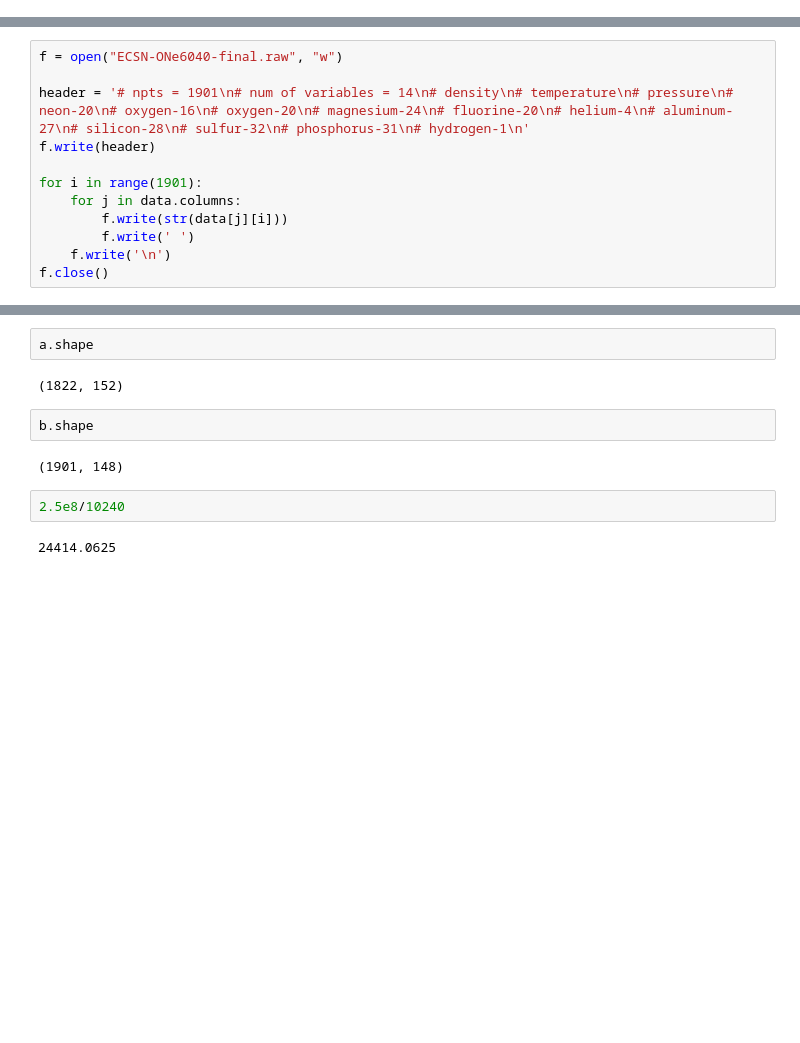
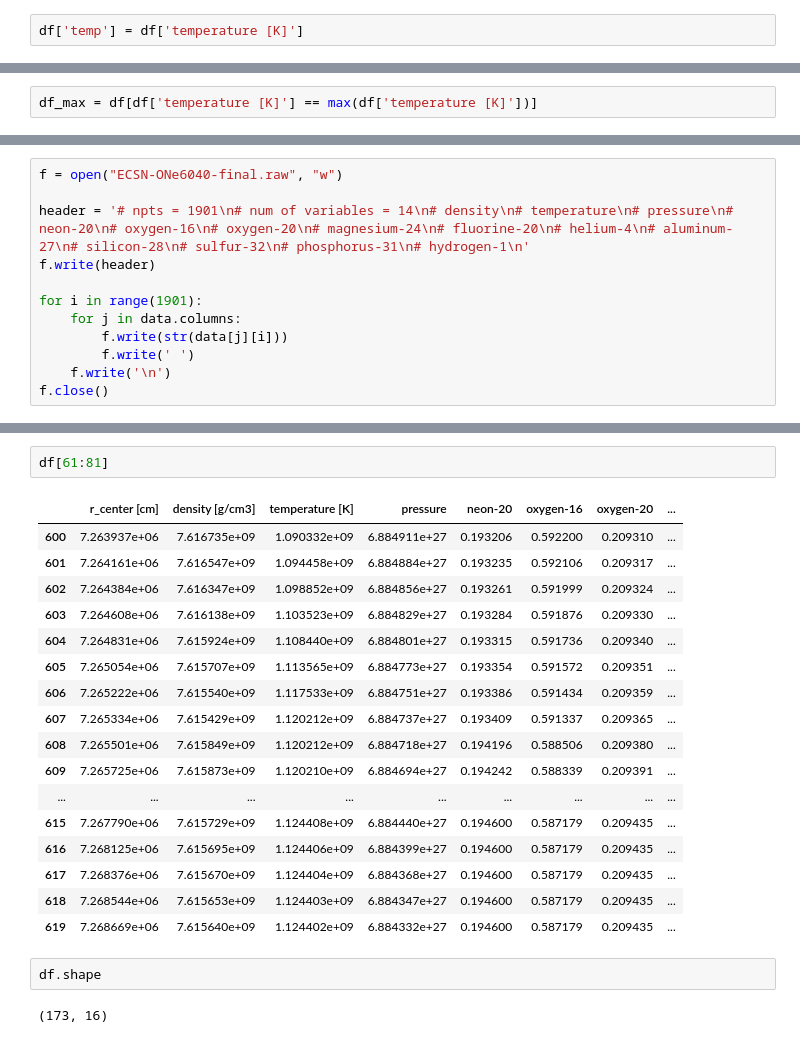
Before and after one commit to XinlongSBU/xinlong_file, a Jupyter notebook: initial-model_prepare/generate_initial-model_raw.ipynb, the cells around one changed output, grey strips where cells are left out. Drawn from its saved outputs; the diff is of its cells as text; blank space fills up the shorter version.

```diff
--- a/initial-model_prepare/generate_initial-model_raw.ipynb
+++ b/initial-model_prepare/generate_initial-model_raw.ipynb
@@ -50,0 +53,2 @@ data.shape
+# %%
+df['temp'] = df['temperature [K]']
@@ -50,0 +61,2 @@ data.shape
+# %%
+df_max = df[df['temperature [K]'] == max(df['temperature [K]'])]
@@ -84,12 +170,24 @@ a
+# %%
+df[61:81]
+# %% [output]
+|  | r_center [cm] | density [g/cm3] | temperature [K] | pressure | neon-20 | oxygen-16 | oxygen-20 | ... |
+| 600 | 7.263937e+06 | 7.616735e+09 | 1.090332e+09 | 6.884911e+27 | 0.193206 | 0.592200 | 0.209310 | ... |
+| 601 | 7.264161e+06 | 7.616547e+09 | 1.094458e+09 | 6.884884e+27 | 0.193235 | 0.592106 | 0.209317 | ... |
+| 602 | 7.264384e+06 | 7.616347e+09 | 1.098852e+09 | 6.884856e+27 | 0.193261 | 0.591999 | 0.209324 | ... |
+| 603 | 7.264608e+06 | 7.616138e+09 | 1.103523e+09 | 6.884829e+27 | 0.193284 | 0.591876 | 0.209330 | ... |
+| 604 | 7.264831e+06 | 7.615924e+09 | 1.108440e+09 | 6.884801e+27 | 0.193315 | 0.591736 | 0.209340 | ... |
+| 605 | 7.265054e+06 | 7.615707e+09 | 1.113565e+09 | 6.884773e+27 | 0.193354 | 0.591572 | 0.209351 | ... |
+| 606 | 7.265222e+06 | 7.615540e+09 | 1.117533e+09 | 6.884751e+27 | 0.193386 | 0.591434 | 0.209359 | ... |
+| 607 | 7.265334e+06 | 7.615429e+09 | 1.120212e+09 | 6.884737e+27 | 0.193409 | 0.591337 | 0.209365 | ... |
+| 608 | 7.265501e+06 | 7.615849e+09 | 1.120212e+09 | 6.884718e+27 | 0.194196 | 0.588506 | 0.209380 | ... |
+| 609 | 7.265725e+06 | 7.615873e+09 | 1.120210e+09 | 6.884694e+27 | 0.194242 | 0.588339 | 0.209391 | ... |
+| ... | ... | ... | ... | ... | ... | ... | ... | ... |
+| 615 | 7.267790e+06 | 7.615729e+09 | 1.124408e+09 | 6.884440e+27 | 0.194600 | 0.587179 | 0.209435 | ... |
+| 616 | 7.268125e+06 | 7.615695e+09 | 1.124406e+09 | 6.884399e+27 | 0.194600 | 0.587179 | 0.209435 | ... |
+| 617 | 7.268376e+06 | 7.615670e+09 | 1.124404e+09 | 6.884368e+27 | 0.194600 | 0.587179 | 0.209435 | ... |
+| 618 | 7.268544e+06 | 7.615653e+09 | 1.124403e+09 | 6.884347e+27 | 0.194600 | 0.587179 | 0.209435 | ... |
+| 619 | 7.268669e+06 | 7.615640e+09 | 1.124402e+09 | 6.884332e+27 | 0.194600 | 0.587179 | 0.209435 | ... |
 # %%
-a.shape
+df.shape
 # %% [output]
-(1822, 152)
+(173, 16)
-# %%
-b.shape
-# %% [output]
-(1901, 148)
-# %%
-2.5e8/10240
-# %% [output]
-24414.0625
```
Also changed, not shown: parts of 18 cells of this notebook, 9 other files.
